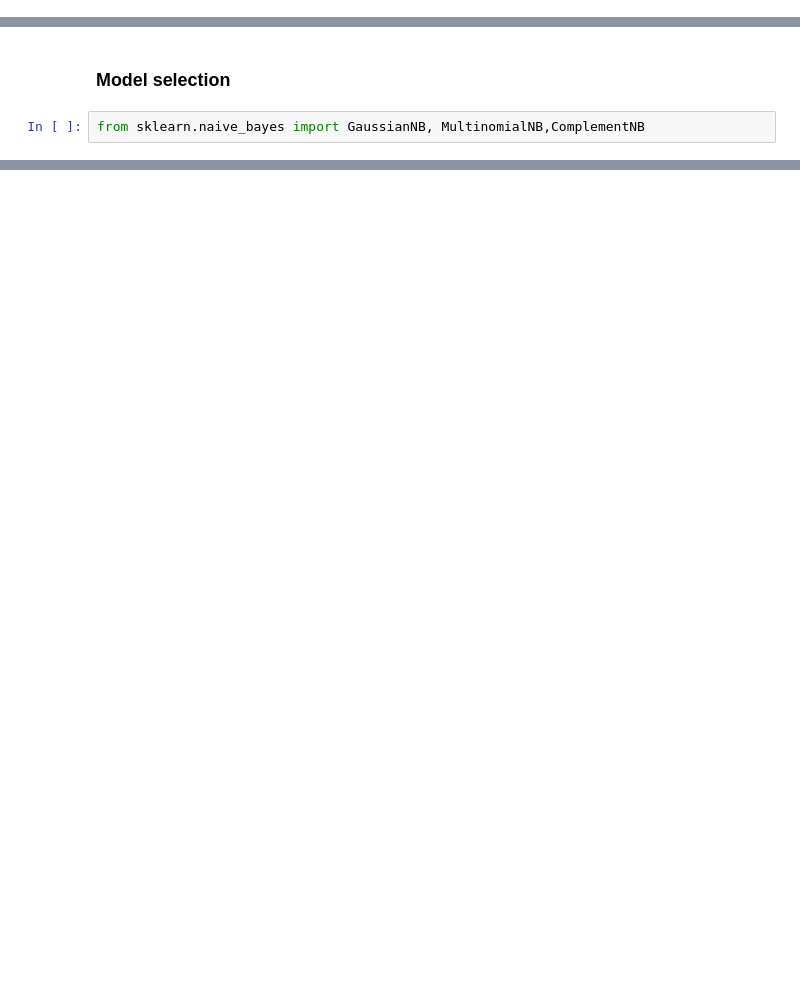
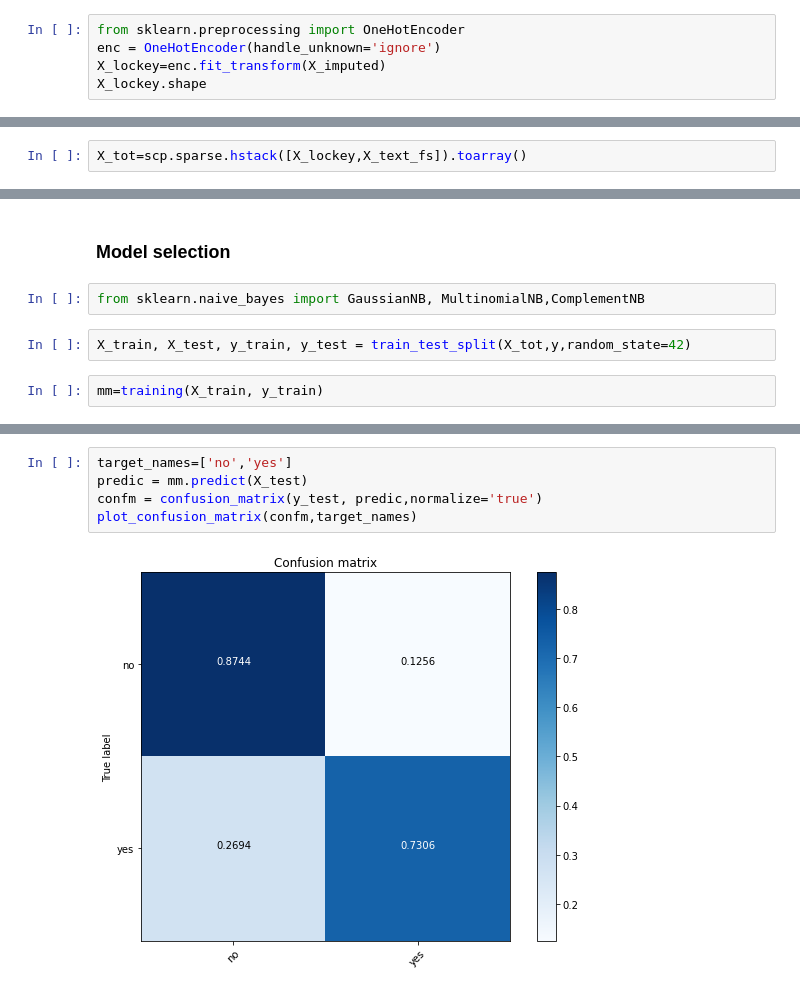
Before and after one commit to lept1/Kaggle_DisasterTweets, a Jupyter notebook: Disaster_Tweets.ipynb, the cells around one changed output, grey strips where cells are left out. Drawn from its saved outputs; the diff is of its cells as text; blank space fills up the shorter version.

```diff
--- a/Disaster_Tweets.ipynb
+++ b/Disaster_Tweets.ipynb
@@ -235,0 +238,5 @@ X_text_fs=rfecv.transform(X_text)
+# %%
+from sklearn.preprocessing import OneHotEncoder
+enc = OneHotEncoder(handle_unknown='ignore')
+X_lockey=enc.fit_transform(X_imputed)
+X_lockey.shape
@@ -235,0 +247,2 @@ X_text_fs=rfecv.transform(X_text)
+# %%
+X_tot=scp.sparse.hstack([X_lockey,X_text_fs]).toarray()
@@ -237,3 +254,7 @@ X_text_fs=rfecv.transform(X_text)
 ### Model selection
 # %%
 from sklearn.naive_bayes import GaussianNB, MultinomialNB,ComplementNB
+# %%
+X_train, X_test, y_train, y_test = train_test_split(X_tot,y,random_state=42)
+# %%
+mm=training(X_train, y_train)
@@ -239,0 +268,7 @@ from sklearn.naive_bayes import GaussianNB, MultinomialNB,ComplementNB
+# %%
+target_names=['no','yes']
+predic = mm.predict(X_test)
+confm = confusion_matrix(y_test, predic,normalize='true')
+plot_confusion_matrix(confm,target_names)
+# %% [output]
+[figure, added]
```
Also changed, not shown: parts of 20 cells of this notebook, 1 other file.
